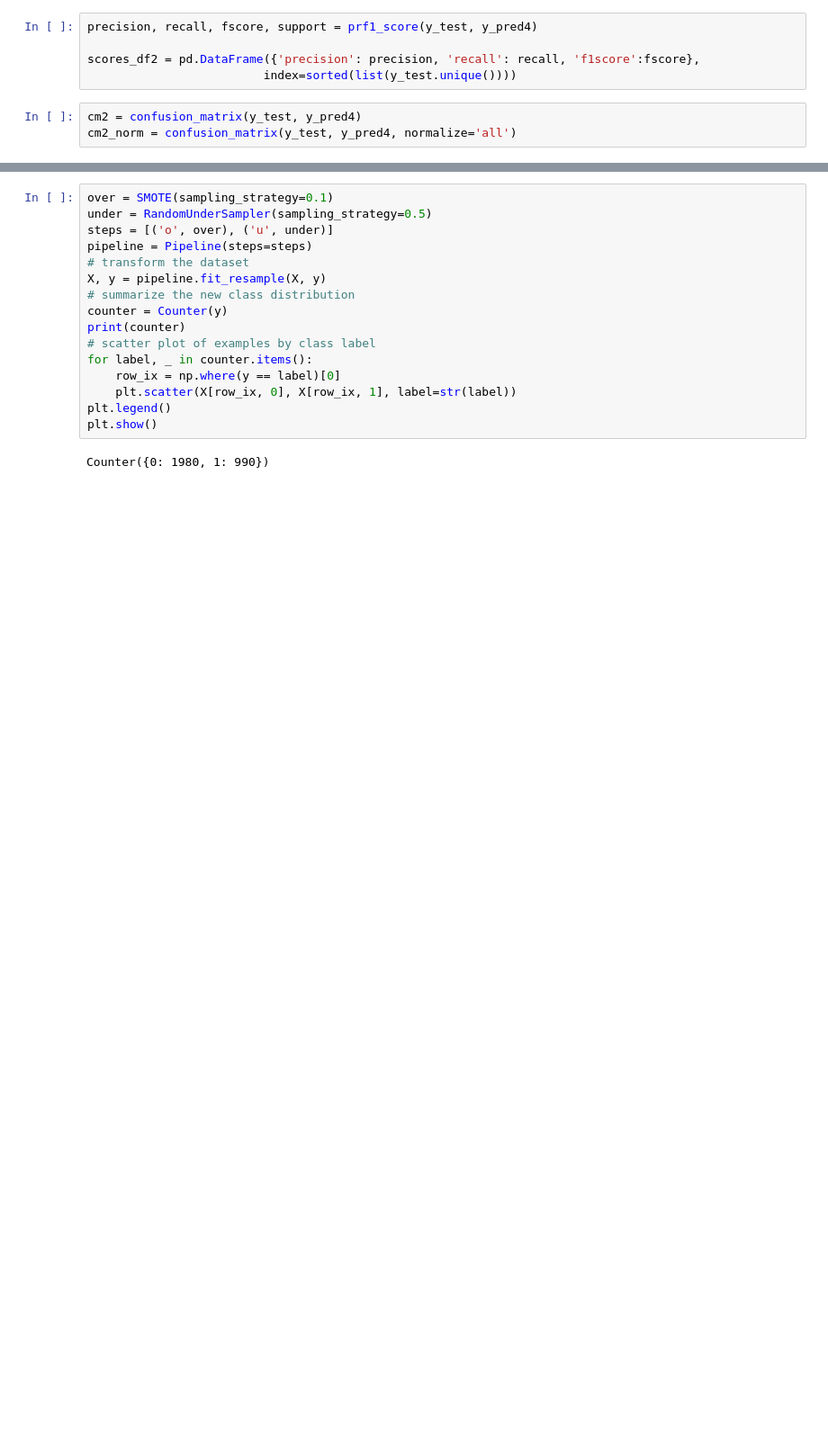
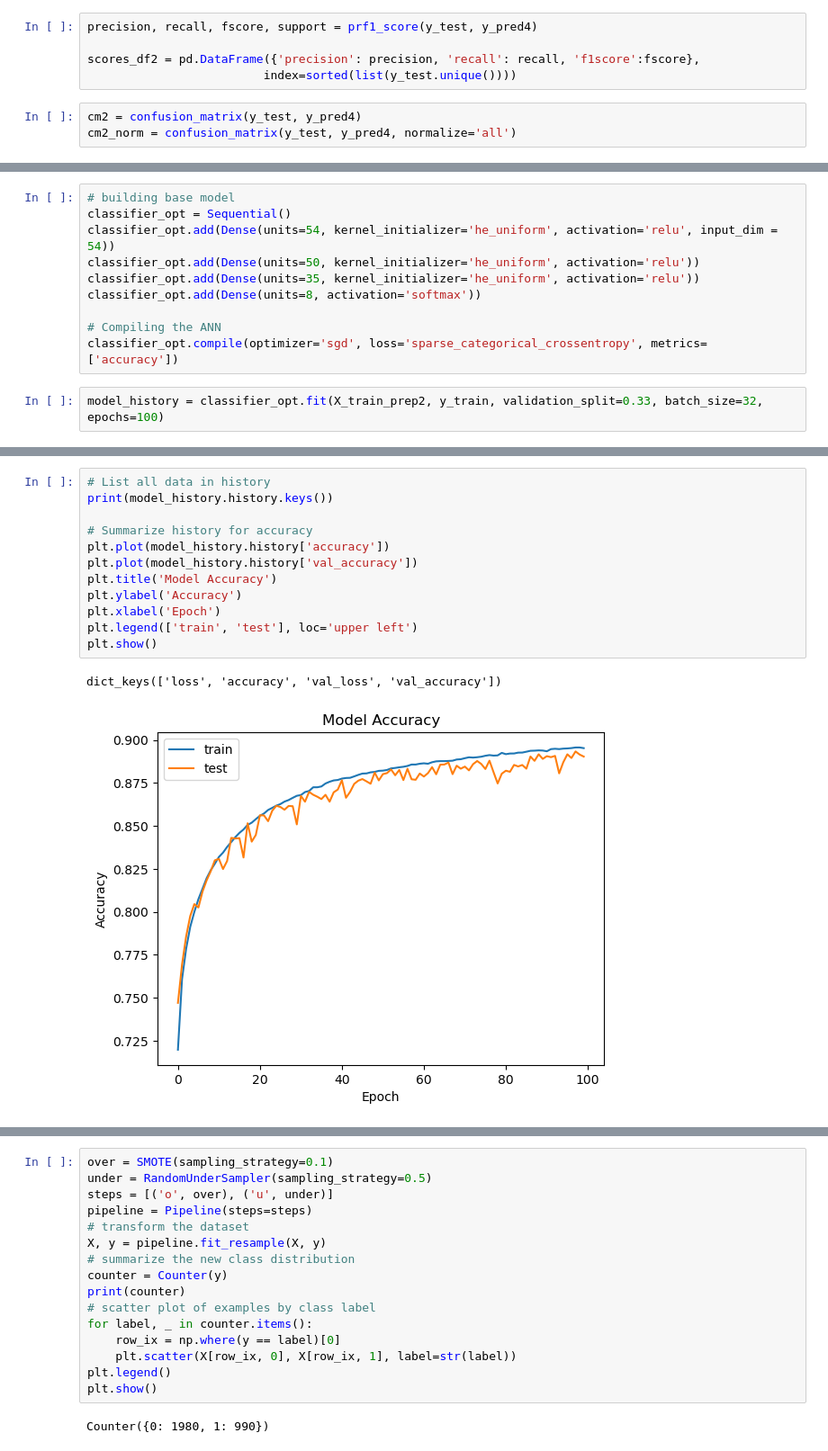
Before and after one commit to PawelJWieczorek/pwieczorek, a Jupyter notebook: cover_type_classification_nn.ipynb, the cells around one changed output, grey strips where cells are left out. Shown at 90% size. Drawn from its saved outputs; the diff is of its cells as text; blank space fills up the shorter version.

```diff
--- a/cover_type_classification_nn.ipynb
+++ b/cover_type_classification_nn.ipynb
@@ -731,0 +921,12 @@ plt.show()
+# %%
+# building base model
+classifier_opt = Sequential()
+classifier_opt.add(Dense(units=54, kernel_initializer='he_uniform', activation='relu', input_dim = 54))
+classifier_opt.add(Dense(units=50, kernel_initializer='he_uniform', activation='relu'))
+classifier_opt.add(Dense(units=35, kernel_initializer='he_uniform', activation='relu'))
+classifier_opt.add(Dense(units=8, activation='softmax'))
+
+# Compiling the ANN
+classifier_opt.compile(optimizer='sgd', loss='sparse_categorical_crossentropy', metrics=['accuracy'])
+# %%
+model_history = classifier_opt.fit(X_train_prep2, y_train, validation_split=0.33, batch_size=32, epochs=100)
@@ -731,0 +986,15 @@ plt.show()
+# %%
+# List all data in history
+print(model_history.history.keys())
+
+# Summarize history for accuracy
+plt.plot(model_history.history['accuracy'])
+plt.plot(model_history.history['val_accuracy'])
+plt.title('Model Accuracy')
+plt.ylabel('Accuracy')
+plt.xlabel('Epoch')
+plt.legend(['train', 'test'], loc='upper left')
+plt.show()
+# %% [output]
+dict_keys(['loss', 'accuracy', 'val_loss', 'val_accuracy'])
+[figure, added]
```
Also changed, not shown: parts of 59 cells of this notebook.
